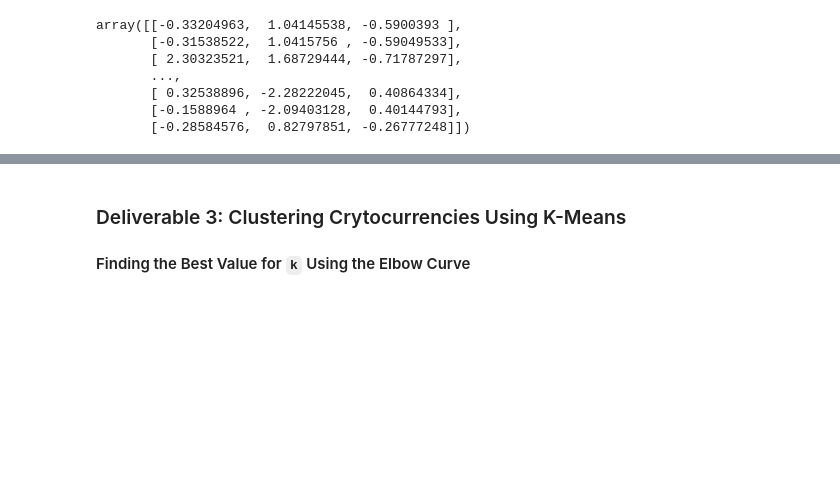
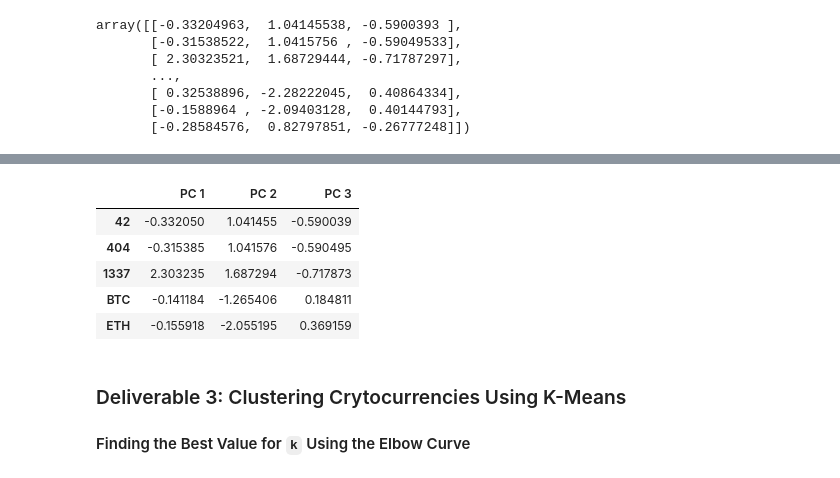
Before and after one commit to natasharrosario/Cryptocurrencies, a Jupyter notebook: crypto_clustering.ipynb, the cells around one changed output, grey strips where cells are left out. Saved outputs shown, nothing was run; the diff lists cells and outputs as text; code cells hidden in the pictures; blank space fills up the shorter version.

```diff
--- a/crypto_clustering.ipynb
+++ b/crypto_clustering.ipynb
@@ -151,3 +172,13 @@ array([[-0.33204963,  1.04145538, -0.5900393 ],
+# %%
+pcs_df = pd.DataFrame(data = X_pca, columns=["PC 1", "PC 2", "PC 3"], index = index_values)
+pcs_df.head()
+# %% [output]
+|  | PC 1 | PC 2 | PC 3 |
+| 42 | -0.332050 | 1.041455 | -0.590039 |
+| 404 | -0.315385 | 1.041576 | -0.590495 |
+| 1337 | 2.303235 | 1.687294 | -0.717873 |
+| BTC | -0.141184 | -1.265406 | 0.184811 |
+| ETH | -0.155918 | -2.055195 | 0.369159 |
 # %% [markdown]
 ### Deliverable 3: Clustering Crytocurrencies Using K-Means
 
```
Also changed, not shown: parts of 12 cells of this notebook.
